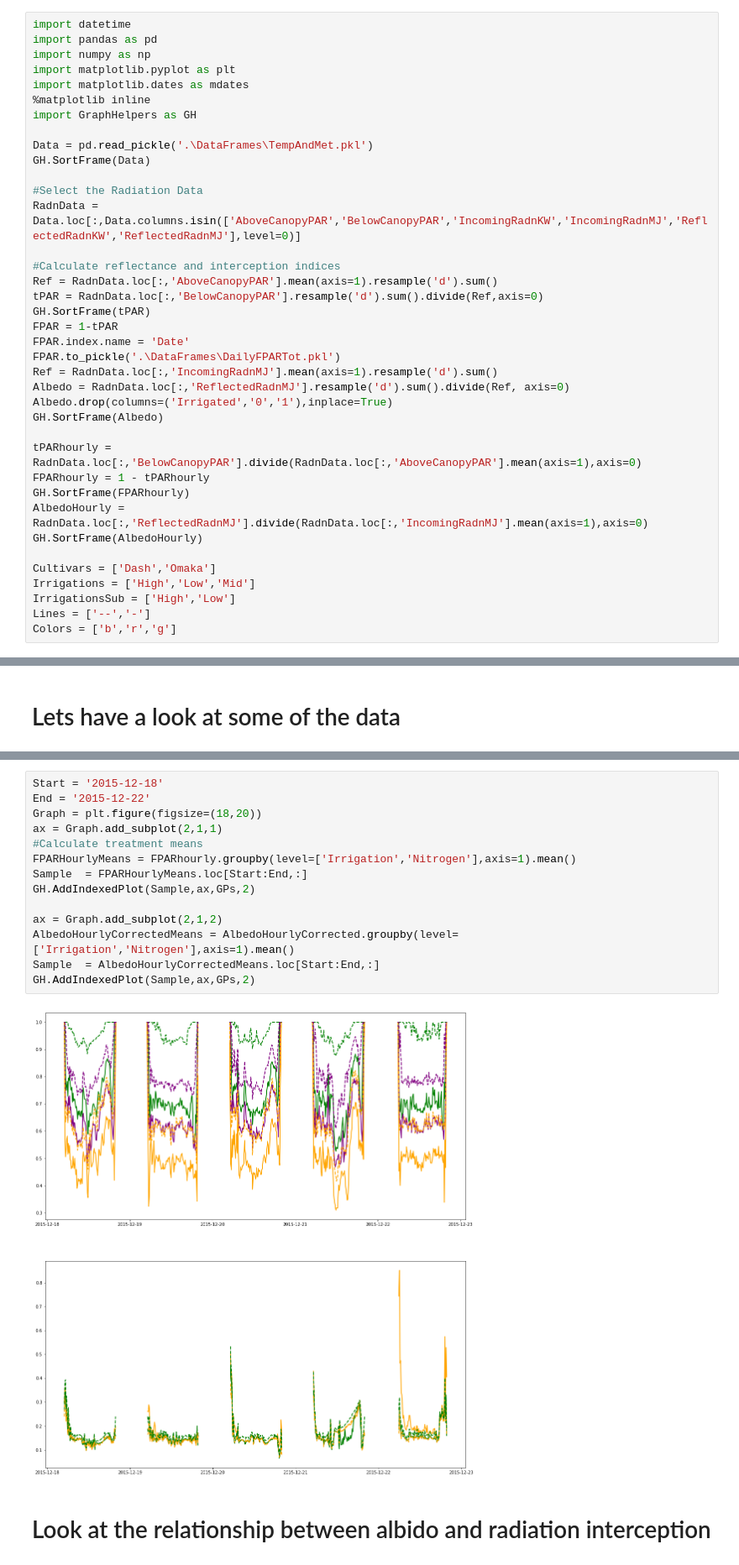
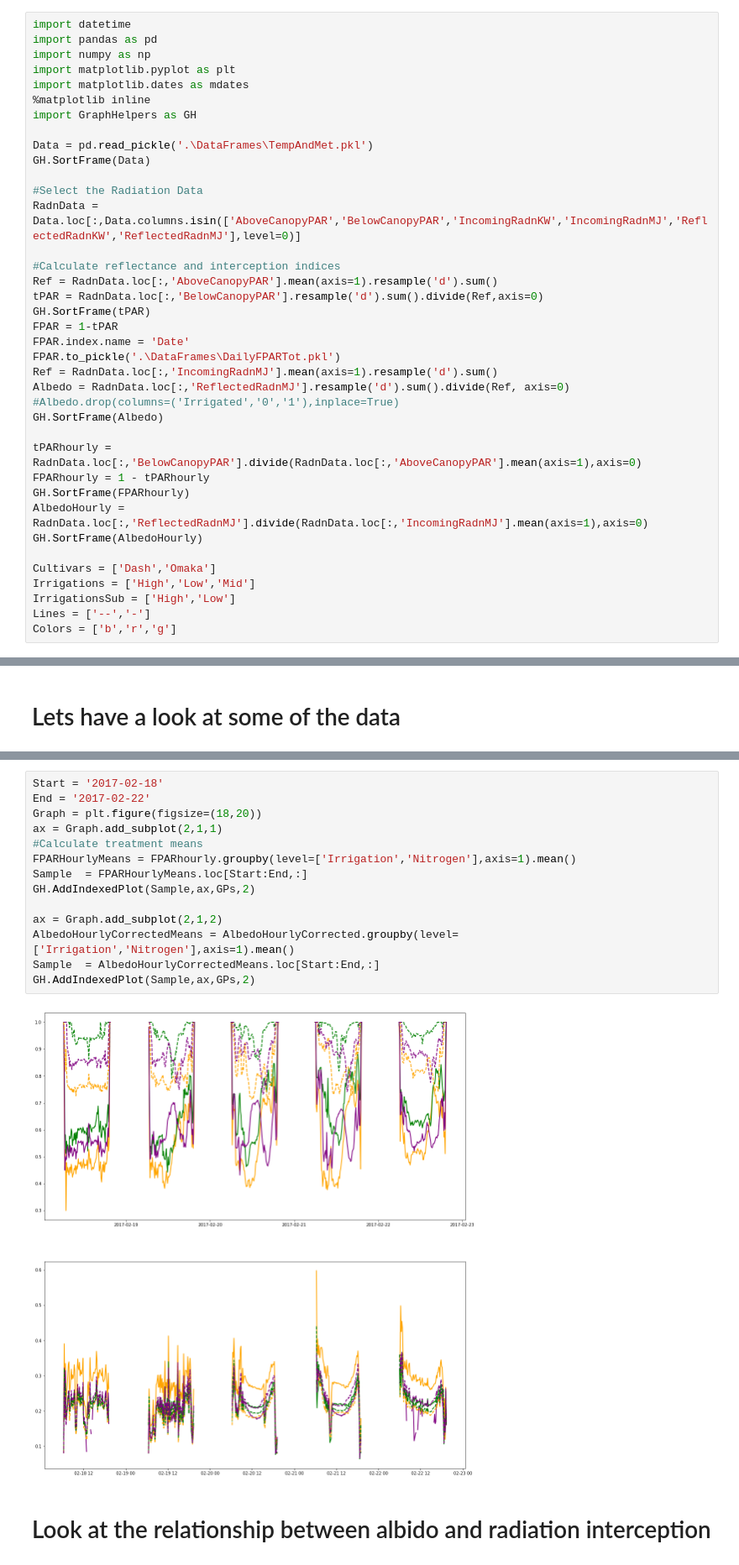
Before and after one commit to HamishBrownPFR/CropWaterAnalysis, a Jupyter notebook: FodderBeat/CanopyAnalysis.ipynb, the cells around one changed output, grey strips where cells are left out. Shown at 84% size. Saved outputs shown, nothing was run; the diff lists cells and outputs as text.

```diff
--- a/FodderBeat/CanopyAnalysis.ipynb
+++ b/FodderBeat/CanopyAnalysis.ipynb
@@ -24,7 +24,7 @@ FPAR.index.name = 'Date'
 FPAR.to_pickle('.\DataFrames\DailyFPARTot.pkl')
 Ref = RadnData.loc[:,'IncomingRadnMJ'].mean(axis=1).resample('d').sum()
 Albedo = RadnData.loc[:,'ReflectedRadnMJ'].resample('d').sum().divide(Ref, axis=0)
-Albedo.drop(columns=('Irrigated','0','1'),inplace=True)
+#Albedo.drop(columns=('Irrigated','0','1'),inplace=True)
 GH.SortFrame(Albedo)
 
 tPARhourly = RadnData.loc[:,'BelowCanopyPAR'].divide(RadnData.loc[:,'AboveCanopyPAR'].mean(axis=1),axis=0)
@@ -142,19 +138,19 @@ ledg.get_title().set_fontsize(20)
 # %%
-Start = '2015-12-18'
-End = '2015-12-22'
+Start = '2017-02-18'
+End = '2017-02-22'
 Graph = plt.figure(figsize=(18,20))
 ax = Graph.add_subplot(2,1,1)
 #Calculate treatment means
 FPARHourlyMeans = FPARhourly.groupby(level=['Irrigation','Nitrogen'],axis=1).mean()
 Sample  = FPARHourlyMeans.loc[Start:End,:]
 GH.AddIndexedPlot(Sample,ax,GPs,2)
 
 ax = Graph.add_subplot(2,1,2)
 AlbedoHourlyCorrectedMeans = AlbedoHourlyCorrected.groupby(level=['Irrigation','Nitrogen'],axis=1).mean()
 Sample  = AlbedoHourlyCorrectedMeans.loc[Start:End,:]
 GH.AddIndexedPlot(Sample,ax,GPs,2)
 # %% [output]
-[figure, old version]
+[figure, new version]
 # %% [markdown]
 # Look at the relationship between albido and radiation interception
 # %%
```
Also changed, not shown: parts of 47 cells of this notebook, 30 other files.
